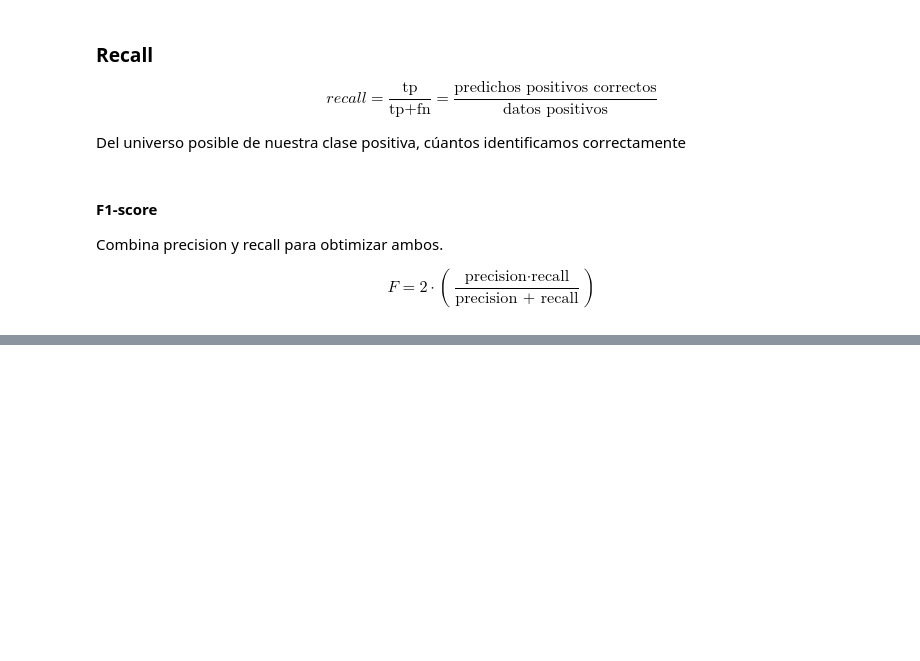
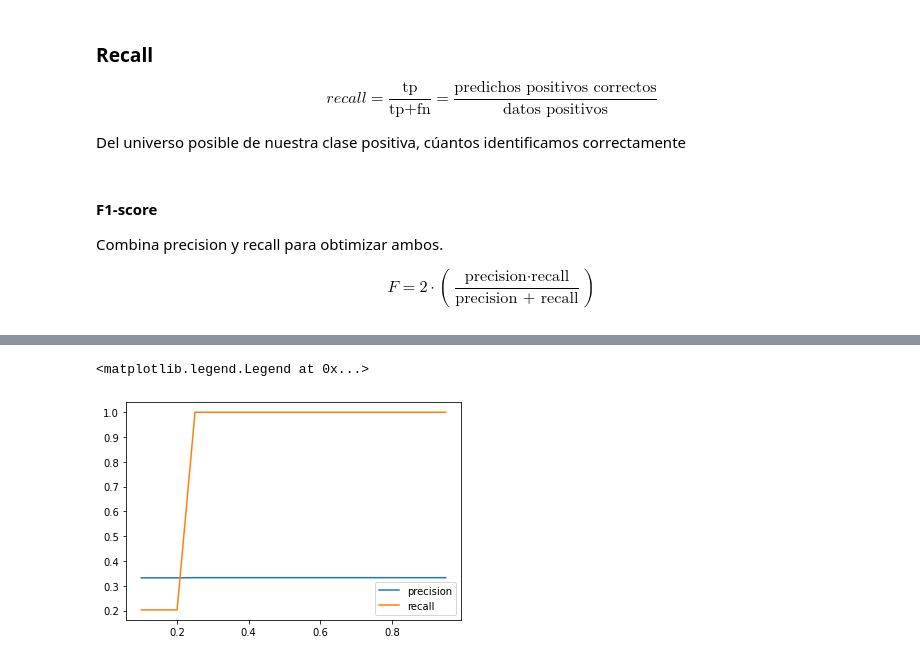
Before and after one commit to robperch/intro_to_ds_project, a Jupyter notebook: notebooks/Ele/EvaluacionModelo.ipynb, the cells around one changed output, grey strips where cells are left out. Cells and saved outputs as stored; diff of their text form; code cells hidden in the pictures; blank space fills up the shorter version.

```diff
--- a/notebooks/Ele/EvaluacionModelo.ipynb
+++ b/notebooks/Ele/EvaluacionModelo.ipynb
@@ -338,0 +342,2 @@ recall_at_k(y_test,predicted_scores[:,1],0.2)
+# %%
+k_values = list(np.arange(0.1, 0.99, 0.01))
@@ -338,0 +348,2 @@ recall_at_k(y_test,predicted_scores[:,1],0.2)
+# %%
+d = pd.DataFrame(index=range(len(k_values)),columns=['k','precision','recall'])
@@ -338,0 +352,5 @@ recall_at_k(y_test,predicted_scores[:,1],0.2)
+# %%
+for k in range(len(k_values)):
+    d['k'][k] = k_values[k]
+    d['precision'][k]=precision_at_k(predicted_labels,y_test,k_values[k])
+    d['recall'][k]=recall_at_k(predicted_labels,y_test,k_values[k])
@@ -338,0 +377,8 @@ recall_at_k(y_test,predicted_scores[:,1],0.2)
+# %%
+fig, ax1 = plt.subplots()
+ax1.plot(d['k'], d['precision'], label='precision')
+ax1.plot(d['k'], d['recall'], label='recall')
+plt.legend()
+# %% [output]
+<matplotlib.legend.Legend at 0x...>
+[figure, added]
```
Also changed, not shown: parts of 27 cells of this notebook.
